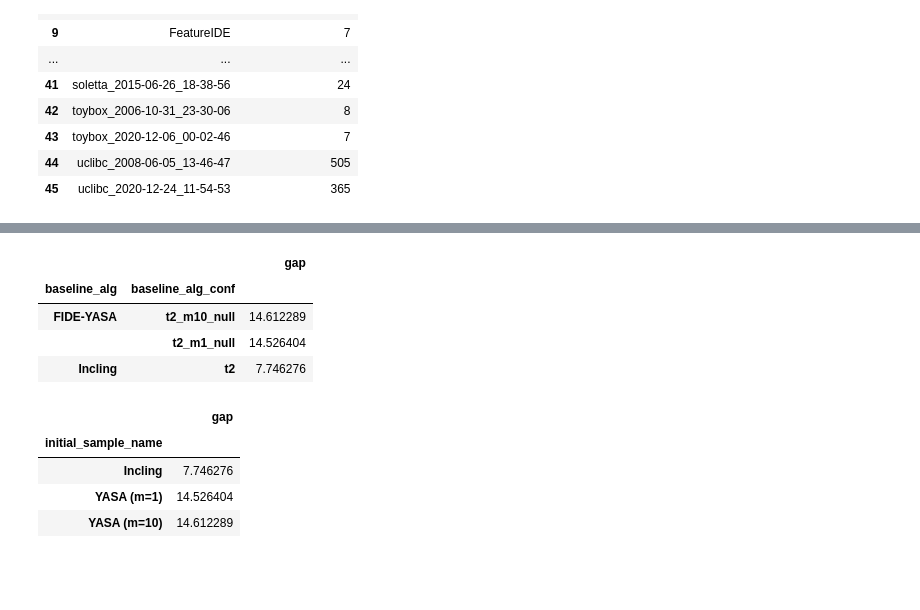
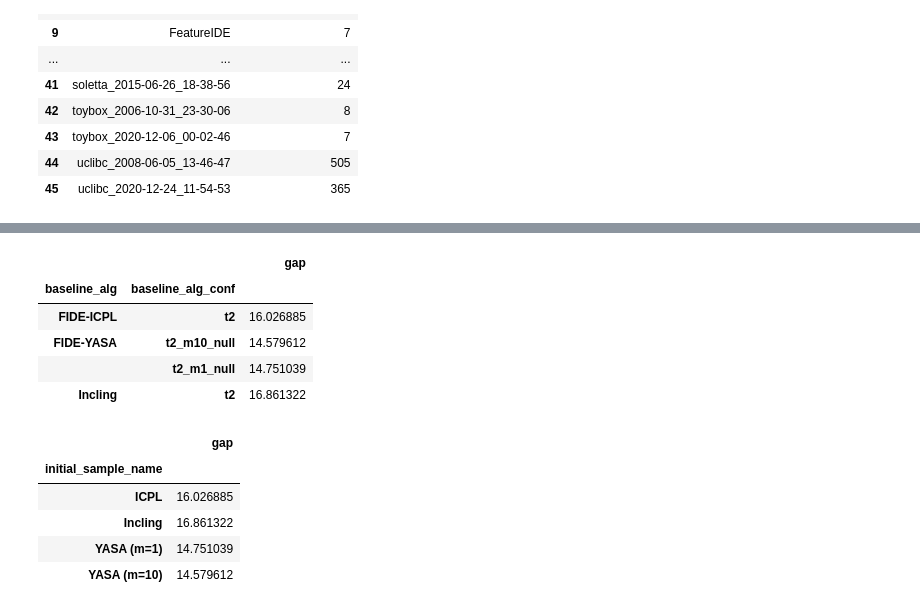
Before and after one commit to tubs-alg/SampLNS, a Jupyter notebook: evaluation/05_initial_sample_comparison/05_lower_bound_gap.ipynb, the cells around one changed output, grey strips where cells are left out. Drawn from its saved outputs; the diff is of its cells as text; code cells hidden in the pictures; blank space fills up the shorter version.

```diff
--- a/evaluation/05_initial_sample_comparison/05_lower_bound_gap.ipynb
+++ b/evaluation/05_initial_sample_comparison/05_lower_bound_gap.ipynb
@@ -76,7 +77,7 @@ best_lower_bound
 | 45 | uclibc_2020-12-24_11-54-53 | 365 | 365.0 |
 # %%
 samplns_data = samplns_data[
-    ["instance_name", "lower_bound", "upper_bound", "baseline_alg", "baseline_alg_conf"]
+    ["instance_name", "lower_bound", "upper_bound", "baseline_alg", "baseline_alg_conf", "baseline_sample_size"]
 ]
 samplns_data = samplns_data.merge(best_lower_bound, on="instance_name")
 # How many percent is the solution above the best lower bound?
@@ -107,25 +128,29 @@ samplns_data.groupby(["baseline_alg", "baseline_alg_conf"])[["gap"]].mean()
 # %% [output]
 |  |  | gap |
 | baseline_alg | baseline_alg_conf |  |
-| FIDE-YASA | t2_m10_null | 14.612289 |
-|  | t2_m1_null | 14.526404 |
-| Incling | t2 | 7.746276 |
+| FIDE-ICPL | t2 | 16.026885 |
+| FIDE-YASA | t2_m10_null | 14.579612 |
+|  | t2_m1_null | 14.751039 |
+| Incling | t2 | 16.861322 |
 # %%
 def initial_sample_name(row):
     baseline_alg = row["baseline_alg"]
     if baseline_alg == "FIDE-YASA":
         baseline_alg = baseline_alg[5:]
         m = row["baseline_alg_conf"].split("_")[1][1:]
         return f"{baseline_alg} (m={m})"
     else:
+        if baseline_alg.startswith("FIDE"):
+            baseline_alg = baseline_alg[5:]
         return f"{baseline_alg}"
 
 
 samplns_data["initial_sample_name"] = samplns_data.apply(initial_sample_name, axis=1)
-samplns_data.groupby(["initial_sample_name"])[["gap"]].mean()
+samplns_data.groupby(["initial_sample_name", "instance_name"])[["gap"]].mean().reset_index().groupby(["initial_sample_name"])[["gap"]].mean()
 # %% [output]
 |  | gap |
 | initial_sample_name |  |
-| Incling | 7.746276 |
-| YASA (m=1) | 14.526404 |
-| YASA (m=10) | 14.612289 |
+| ICPL | 16.026885 |
+| Incling | 16.861322 |
+| YASA (m=1) | 14.751039 |
+| YASA (m=10) | 14.579612 |
```
Also changed, not shown: parts of 8 cells of this notebook, 10 other files.
